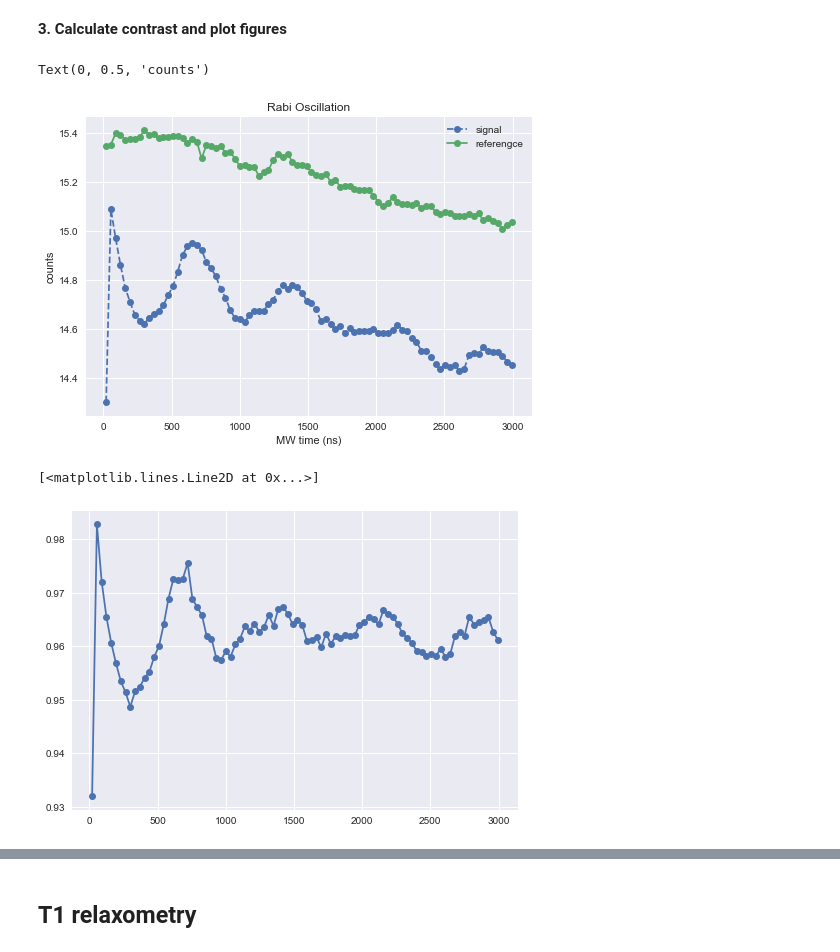
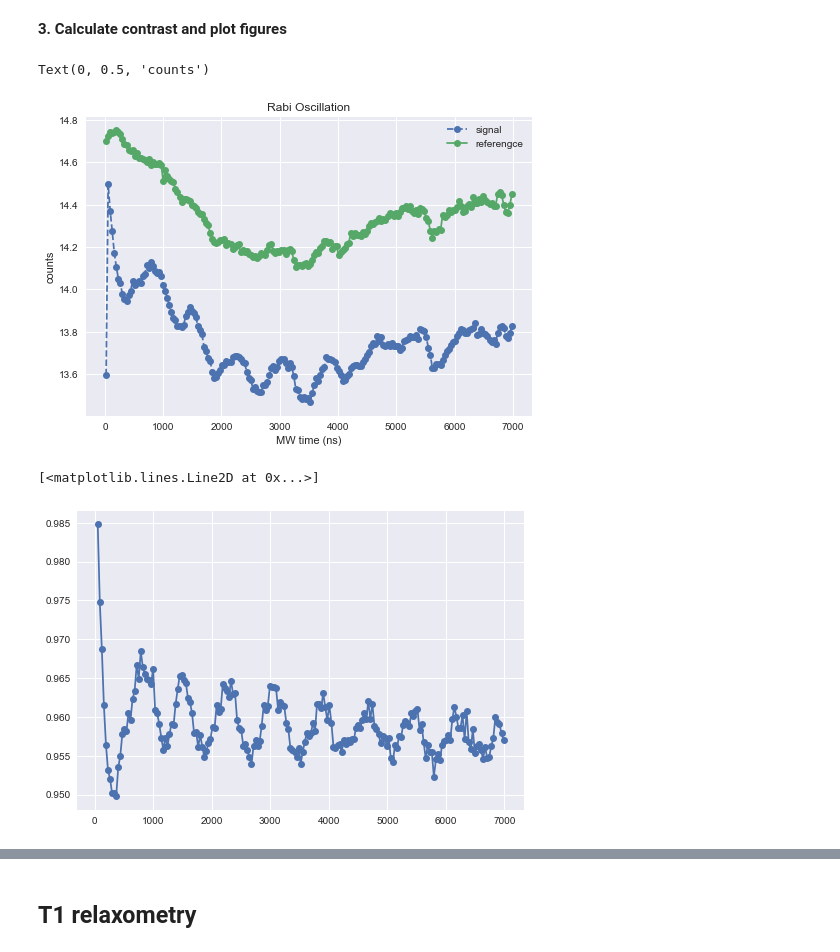
Before and after one commit to Youngcius/odmactor, a Jupyter notebook: project/tutorial/time-odmr.ipynb, the cells around one changed output, grey strips where cells are left out. Drawn from its saved outputs; the diff is of its cells as text; code cells hidden in the pictures.

```diff
--- a/project/tutorial/time-odmr.ipynb
+++ b/project/tutorial/time-odmr.ipynb
@@ -118,7 +125,7 @@ Text(0.5, 1.0, 'Ramsey')
 # %%
 
 t_start = 20
-t_end = 3000
+t_end = 7000
 t_step = 35
 
 t_init = 3e3
@@ -131,7 +138,7 @@ pre_read = 50
 N = int(1e6 / 4)
 
 p = 12
-f = 2.852 * C.giga
+f = 2.889 * C.giga
 # %% [markdown]
 **2. Construct a Rabi measurement Scheduler and run**
 # %%
@@ -191,9 +199,9 @@ plt.xlabel('MW time (ns)')
 plt.ylabel('counts')
 # %% [output]
 Text(0, 0.5, 'counts')
-[figure, old version]
+[figure, new version]
 # %%
-plt.plot(counts_sig_ref[0], contrast, 'o-')
+plt.plot(counts_sig_ref[0][1:], contrast[1:], 'o-')
 # %% [output]
 [<matplotlib.lines.Line2D at 0x...>]
-[figure, old version]
+[figure, new version]
```
Also changed, not shown: parts of 23 cells of this notebook, 5 other files.
